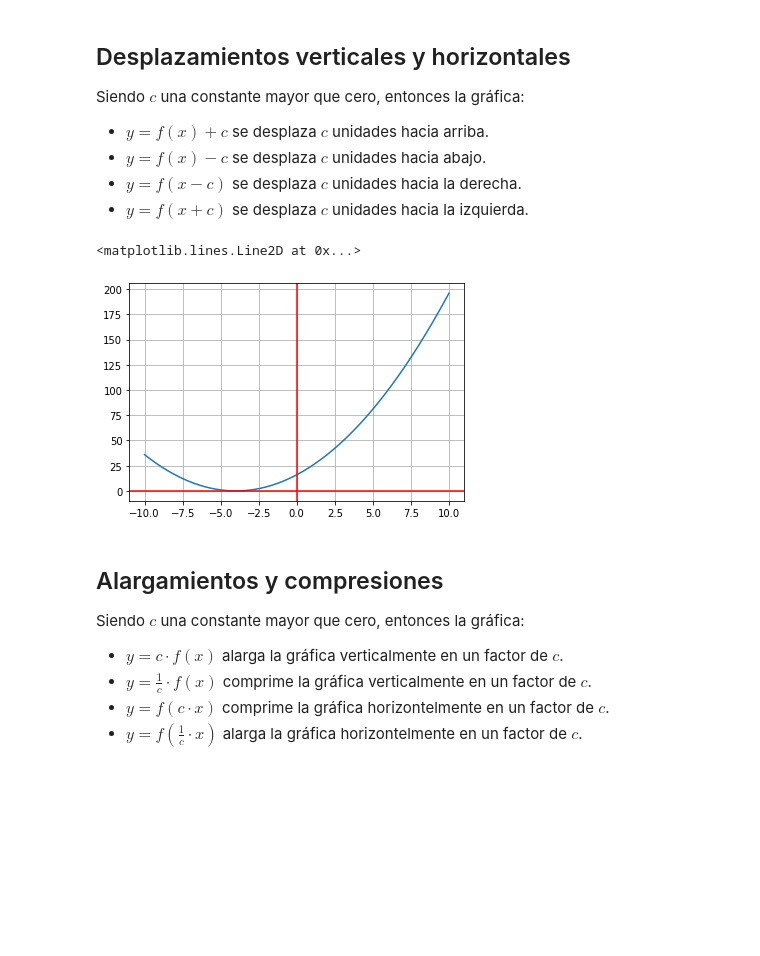
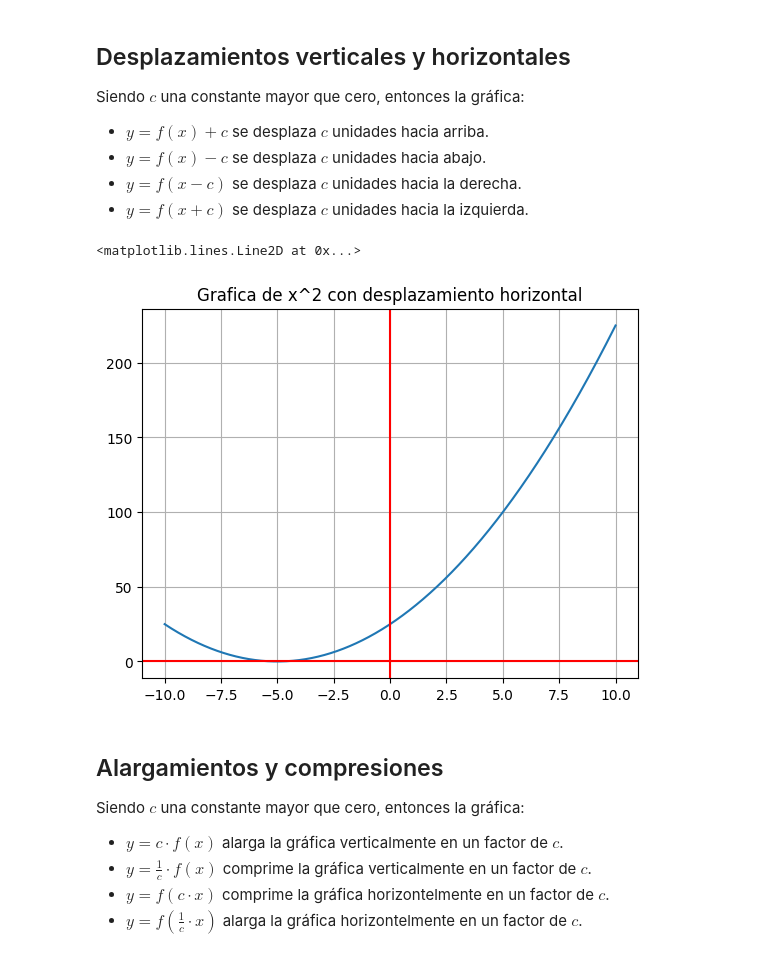
Before and after one commit to jariel17/curso-funciones, a Jupyter notebook: 3_¿Cómo_manipular_funciones__.ipynb, the cells around one changed output. Saved outputs shown, nothing was run; the diff lists cells and outputs as text; code cells hidden in the pictures; blank space fills up the shorter version.

```diff
--- a/3_¿Cómo_manipular_funciones__.ipynb
+++ b/3_¿Cómo_manipular_funciones__.ipynb
@@ -15,23 +15,24 @@ Siendo $c$ una constante mayor que cero, entonces la gráfica:
 # %%
 N = 1000
 
 def f(x):
   return x**2;
 
-c = 4
+c = 5
 
 x = np.linspace(-10,10, num=N)
 
 y = f(x + c)
 
 fig, ax = plt.subplots()
+ax.set_title('Grafica de x^2 con desplazamiento horizontal')
 ax.plot(x,y)
 ax.grid()
 ax.axhline(y=0, color='r')
 ax.axvline(x=0, color='r')
 # %% [output]
 <matplotlib.lines.Line2D at 0x...>
-[figure, old version]
+[figure, new version]
 # %% [markdown]
 ## Alargamientos y compresiones
 
```
